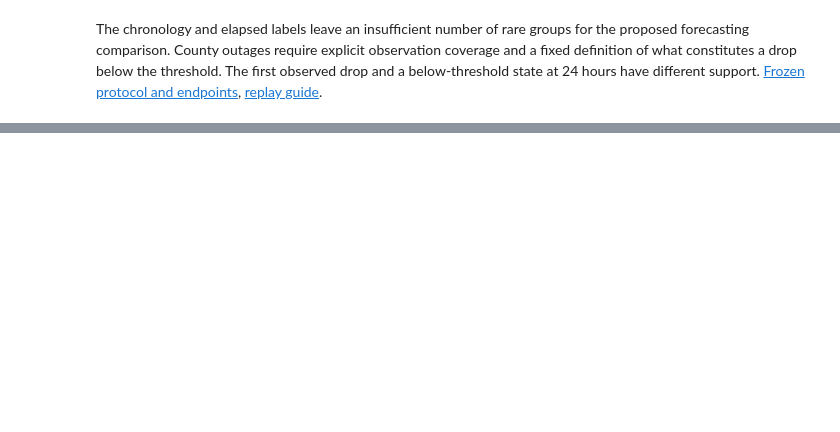
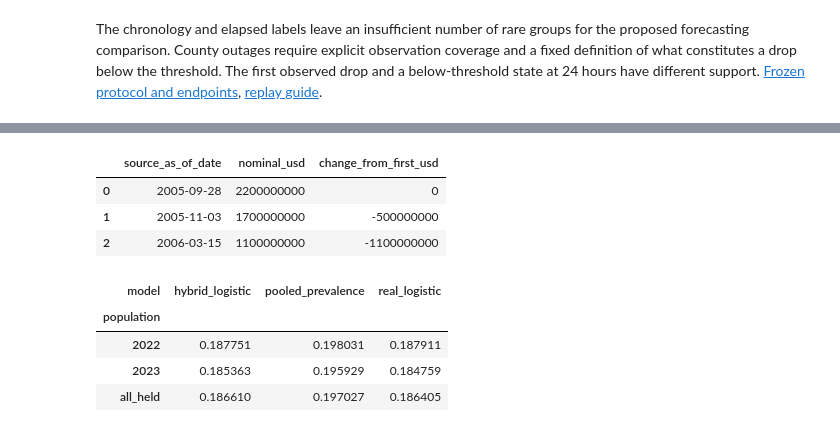
Before and after one commit to leonmarienga/ML-thesis, a Jupyter notebook: research/THESIS_REPRODUCTION.ipynb, the cells around one changed output, grey strips where cells are left out. Drawn from its saved outputs; the diff is of its cells as text; code cells hidden in the pictures; blank space fills up the shorter version.

```diff
--- a/research/THESIS_REPRODUCTION.ipynb
+++ b/research/THESIS_REPRODUCTION.ipynb
@@ -750,0 +755,29 @@ The chronology and elapsed labels leave an insufficient number of rare groups fo
+# %%
+from pathlib import Path
+import pandas as pd
+
+continuous = Path("research/continuous")
+if not continuous.exists():
+    continuous = Path("continuous")
+
+documents = continuous / "precoverage_documentary/results"
+gate = pd.read_csv(documents / "gate_summary.csv").iloc[0]
+assert gate.verified_passages == 18 and gate.eligible_36_month_labels == 0
+revisions = pd.read_csv(documents / "dod_revisions.csv")
+revisions[["source_as_of_date", "nominal_usd", "change_from_first_usd"]]
+# %% [output]
+|  | source_as_of_date | nominal_usd | change_from_first_usd |
+| 0 | 2005-09-28 | 2200000000 | 0 |
+| 1 | 2005-11-03 | 1700000000 | -500000000 |
+| 2 | 2006-03-15 | 1100000000 | -1100000000 |
+# %%
+sustained = continuous / "sustained_outage"
+metrics = pd.read_csv(sustained / "results/scores.csv")
+assert metrics.query('population == "all_held"').rows.eq(2139).all()
+metrics.pivot(index="population", columns="model", values="brier").round(6)
+# %% [output]
+| model | hybrid_logistic | pooled_prevalence | real_logistic |
+| population |  |  |  |
+| 2022 | 0.187751 | 0.198031 | 0.187911 |
+| 2023 | 0.185363 | 0.195929 | 0.184759 |
+| all_held | 0.186610 | 0.197027 | 0.186405 |
```
Also changed, not shown: parts of 3 cells of this notebook, 10 other files.
